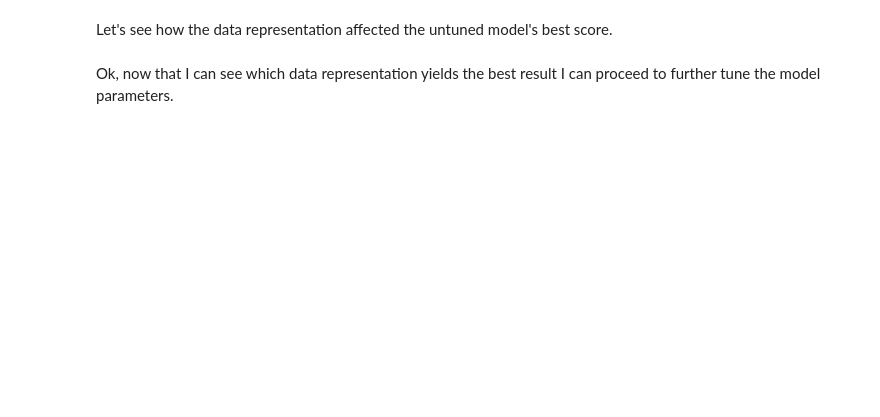
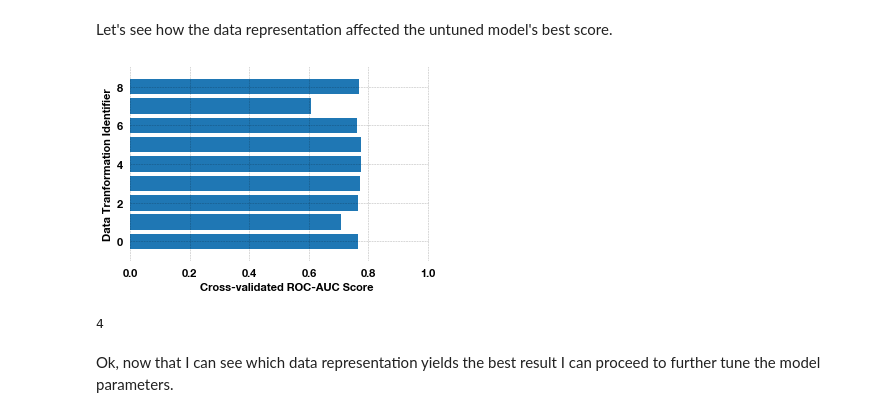
Before and after one commit to ACasey13/udacity-ML-capstone, a Jupyter notebook: Arvato Project Workbook.ipynb, the cells around one changed output. Saved outputs shown, nothing was run; the diff lists cells and outputs as text; code cells hidden in the pictures; blank space fills up the shorter version.

Commit message:
produced and evaluated data representations

```diff
--- a/Arvato Project Workbook.ipynb
+++ b/Arvato Project Workbook.ipynb
@@ -1187,11 +1187,19 @@ working on fold: 2
 Let's see how the data representation affected the untuned model's best score.
 # %%
 fig, ax = plt.subplots(figsize=(4.8,3.2))
-ax.hbar(np.arange(len(data_sets)), data_set_scores)
+ax.barh(np.arange(len(data_sets)), data_set_scores)
 ax.set_ylabel('Data Tranformation Identifier')
 ax.set_xlabel('Cross-validated ROC-AUC Score')
 plt_format(ax)
-plt.savefig('./web_report/imgs/data_trans_scores.svg')
+ax.set_ylim(-1,9)
+plt.savefig('./web_report/imgs/data_trans_scores.svg', '
+            transparent=True)
+# %% [output]
+[figure, added]
+# %%
+np.argmax(data_set_scores)
+# %% [output]
+4
 # %% [markdown]
 Ok, now that I can see which data representation yields the best result I can proceed to further tune the model parameters.
 # %%
```
Also changed, not shown: parts of 6 cells of this notebook, 2 other files.
